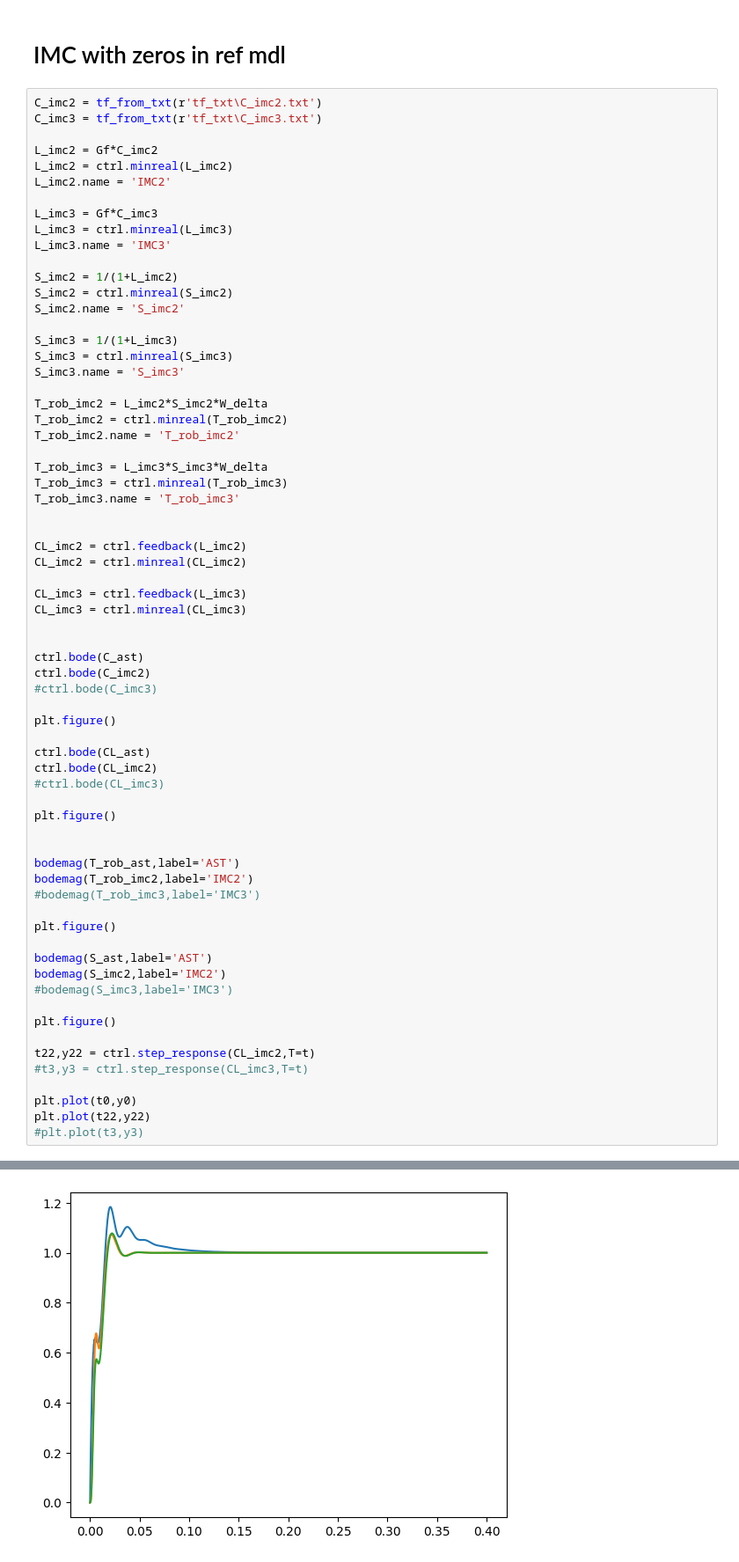
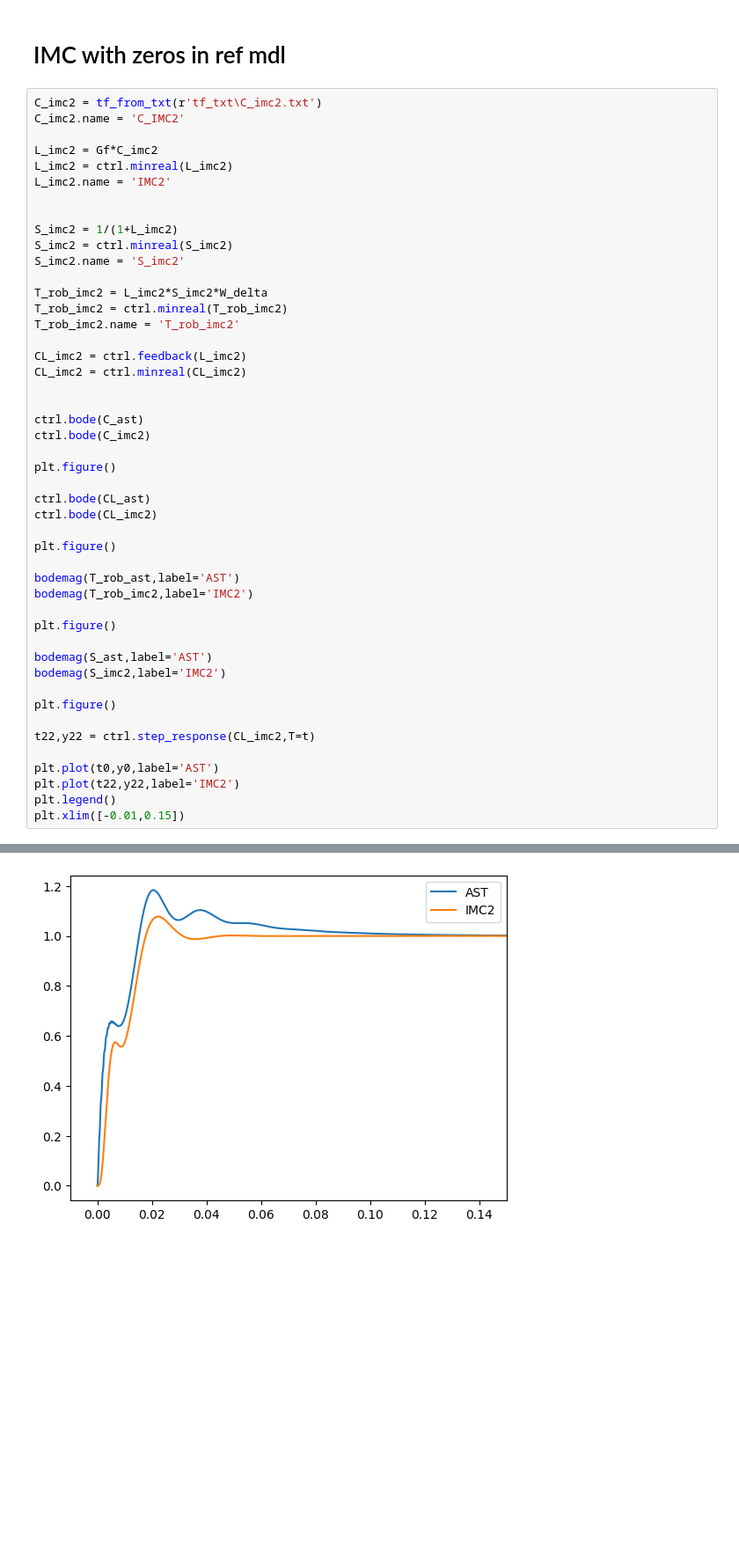
Before and after one commit to eliasrhoden/Sinumerik-Ctrl, a Jupyter notebook: ctrl_compare.ipynb, the cells around one changed output, grey strips where cells are left out. Shown: that part at 88% size. Cells and saved outputs as stored; diff of their text form; blank space fills up the shorter version.

```diff
--- a/ctrl_compare.ipynb
+++ b/ctrl_compare.ipynb
@@ -323,69 +323,49 @@ save_fig('step_response')
 # IMC with zeros in ref mdl
 # %%
 C_imc2 = tf_from_txt(r'tf_txt\C_imc2.txt')
-C_imc3 = tf_from_txt(r'tf_txt\C_imc3.txt')
+C_imc2.name = 'C_IMC2'
 
 L_imc2 = Gf*C_imc2
 L_imc2 = ctrl.minreal(L_imc2)
 L_imc2.name = 'IMC2'
 
-L_imc3 = Gf*C_imc3
-L_imc3 = ctrl.minreal(L_imc3)
-L_imc3.name = 'IMC3'
 
 S_imc2 = 1/(1+L_imc2)
 S_imc2 = ctrl.minreal(S_imc2)
 S_imc2.name = 'S_imc2'
 
-S_imc3 = 1/(1+L_imc3)
-S_imc3 = ctrl.minreal(S_imc3)
-S_imc3.name = 'S_imc3'
-
 T_rob_imc2 = L_imc2*S_imc2*W_delta
 T_rob_imc2 = ctrl.minreal(T_rob_imc2)
 T_rob_imc2.name = 'T_rob_imc2'
 
-T_rob_imc3 = L_imc3*S_imc3*W_delta
-T_rob_imc3 = ctrl.minreal(T_rob_imc3)
-T_rob_imc3.name = 'T_rob_imc3'
-
-
 CL_imc2 = ctrl.feedback(L_imc2)
 CL_imc2 = ctrl.minreal(CL_imc2)
-
-CL_imc3 = ctrl.feedback(L_imc3)
-CL_imc3 = ctrl.minreal(CL_imc3)
 
 
 ctrl.bode(C_ast)
 ctrl.bode(C_imc2)
-#ctrl.bode(C_imc3)
 
 plt.figure()
 
 ctrl.bode(CL_ast)
 ctrl.bode(CL_imc2)
-#ctrl.bode(CL_imc3)
 
 plt.figure()
 
-
 bodemag(T_rob_ast,label='AST')
 bodemag(T_rob_imc2,label='IMC2')
-#bodemag(T_rob_imc3,label='IMC3')
 
 plt.figure()
 
 bodemag(S_ast,label='AST')
 bodemag(S_imc2,label='IMC2')
-#bodemag(S_imc3,label='IMC3')
 
 plt.figure()
 
 t22,y22 = ctrl.step_response(CL_imc2,T=t)
-#t3,y3 = ctrl.step_response(CL_imc3,T=t)
 
-plt.plot(t0,y0)
-plt.plot(t22,y22)
-#plt.plot(t3,y3)
+plt.plot(t0,y0,label='AST')
+plt.plot(t22,y22,label='IMC2')
+plt.legend()
+plt.xlim([-0.01,0.15])
 # %% [output]
@@ -405 +381 @@ plt.plot(t22,y22)
-[figure, old version]
+[figure, new version]
```
Also changed, not shown: parts of 1 cell of this notebook, 13 other files.
